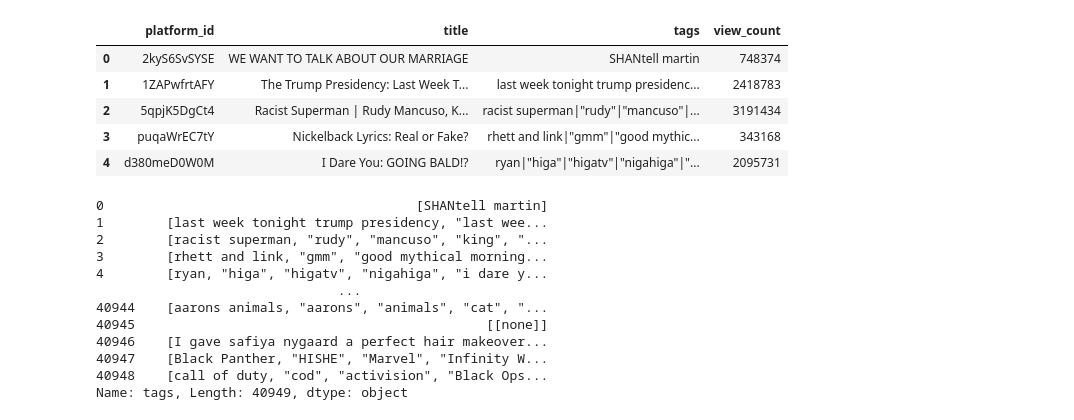
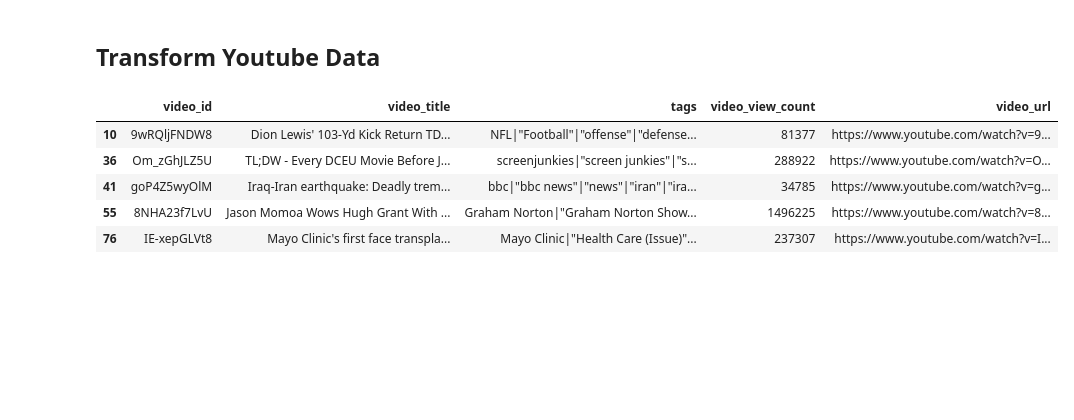
Before and after one commit to gt-data-bootcamp/social-media-trending, a Jupyter notebook: trend_data.ipynb, the cells around one changed output. Saved outputs shown, nothing was run; the diff lists cells and outputs as text; code cells hidden in the pictures; blank space fills up the shorter version.

```diff
--- a/trend_data.ipynb
+++ b/trend_data.ipynb
@@ -7,5 +11,11 @@ from pandas.io.json import json_normalize
 csv_file = "./Resources/USvideos.csv"
 youtube_data_df = pd.read_csv(csv_file, usecols=['video_id', 'title', 'views', 'tags'])
 
+
+video_preurl = "https://www.youtube.com/watch?v="
+youtube_data_df = youtube_data_df.drop_duplicates(subset="video_id", keep="last")
+
+youtube_data_df['video_url'] = video_preurl + youtube_data_df['video_id']
+
 youtube_data_df.head()
 # %% [output]
@@ -56,26 +57,13 @@ OperationalError: (psycopg2.OperationalError) FATAL:  password authentication fa
+# %% [markdown]
+## Transform Youtube Data
 # %%
-new_youtube_df = youtube_data_df.rename(columns={"video_id": "platform_id", "views": "view_count"})
+new_youtube_df = youtube_data_df.rename(columns={"title": "video_title", "views": "video_view_count"})
 
 new_youtube_df.head()
 # %% [output]
-|  | platform_id | title | tags | view_count |
-| 0 | 2kyS6SvSYSE | WE WANT TO TALK ABOUT OUR MARRIAGE | SHANtell martin | 748374 |
-| 1 | 1ZAPwfrtAFY | The Trump Presidency: Last Week T... | last week tonight trump presidenc... | 2418783 |
-| 2 | 5qpjK5DgCt4 | Racist Superman | Rudy Mancuso, K... | racist superman|"rudy"|"mancuso"|... | 3191434 |
-| 3 | puqaWrEC7tY | Nickelback Lyrics: Real or Fake? | rhett and link|"gmm"|"good mythic... | 343168 |
-| 4 | d380meD0W0M | I Dare You: GOING BALD!? | ryan|"higa"|"higatv"|"nigahiga"|"... | 2095731 |
+|  | video_id | video_title | tags | video_view_count | video_url |
+| 10 | 9wRQljFNDW8 | Dion Lewis' 103-Yd Kick Return TD... | NFL|"Football"|"offense"|"defense... | 81377 | https://www.youtube.com/watch?v=9... |
+| 36 | Om_zGhJLZ5U | TL;DW - Every DCEU Movie Before J... | screenjunkies|"screen junkies"|"s... | 288922 | https://www.youtube.com/watch?v=O... |
+| 41 | goP4Z5wyOlM | Iraq-Iran earthquake: Deadly trem... | bbc|"bbc news"|"news"|"iran"|"ira... | 34785 | https://www.youtube.com/watch?v=g... |
+| 55 | 8NHA23f7LvU | Jason Momoa Wows Hugh Grant With ... | Graham Norton|"Graham Norton Show... | 1496225 | https://www.youtube.com/watch?v=8... |
+| 76 | IE-xepGLVt8 | Mayo Clinic's first face transpla... | Mayo Clinic|"Health Care (Issue)"... | 237307 | https://www.youtube.com/watch?v=I... |
-# %%
-new_youtube_df['tags'].str.split('|')
-# %% [output]
-0                                        [SHANtell martin]
-1        [last week tonight trump presidency, "last wee...
-2        [racist superman, "rudy", "mancuso", "king", "...
-3        [rhett and link, "gmm", "good mythical morning...
-4        [ryan, "higa", "higatv", "nigahiga", "i dare y...
-                               ...
-40944    [aarons animals, "aarons", "animals", "cat", "...
-40945                                             [[none]]
-40946    [I gave safiya nygaard a perfect hair makeover...
-40947    [Black Panther, "HISHE", "Marvel", "Infinity W...
-40948    [call of duty, "cod", "activision", "Black Ops...
-Name: tags, Length: 40949, dtype: object
```
Also changed, not shown: parts of 35 cells of this notebook.
